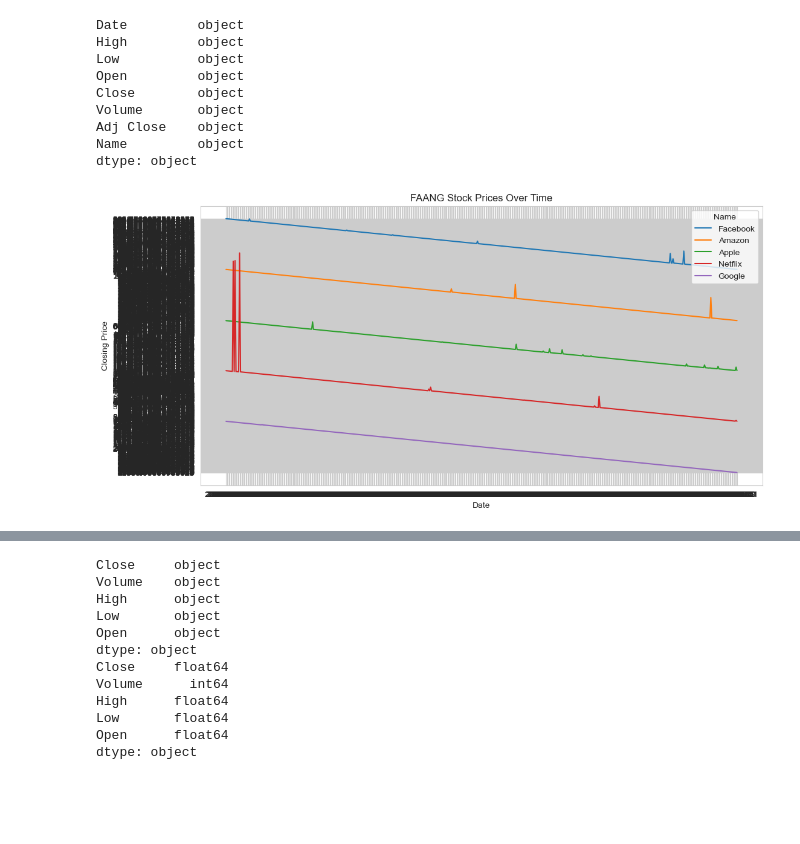
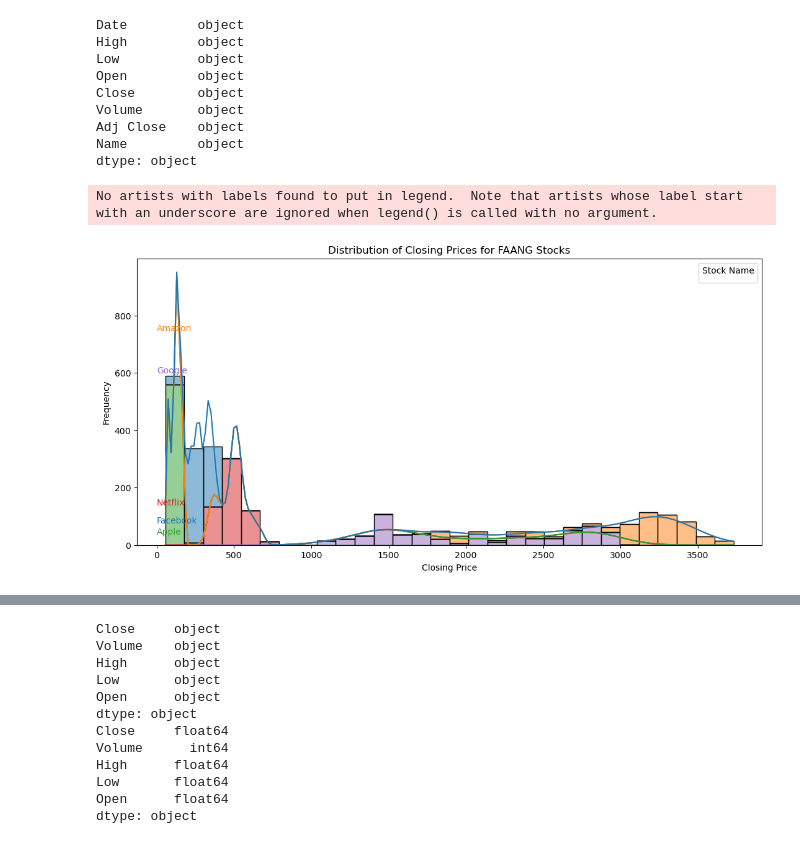
Before and after one commit to SahillMulani/Database-and-Analytics-Programming-Project, a Jupyter notebook: x22217061/FAANG ETL.ipynb, the cells around one changed output, grey strips where cells are left out. Cells and saved outputs as stored; diff of their text form; code cells hidden in the pictures; blank space fills up the shorter version.

```diff
--- a/x22217061/FAANG ETL.ipynb
+++ b/x22217061/FAANG ETL.ipynb
@@ -106,12 +106,26 @@ import numpy as np
 import matplotlib.pyplot as plt
 import seaborn as sns
 # %%
-# Line plot of closing prices over time for each stock
-plt.figure(figsize=(12, 6))
-sns.lineplot(x='Date', y='Close', hue='Name', data=df)
-plt.title('FAANG Stock Prices Over Time')
-plt.xlabel('Date')
-plt.ylabel('Closing Price')
+import seaborn as sns
+import matplotlib.pyplot as plt
+
+# Assuming 'df' is your DataFrame
+# Ensure that the 'Close' column is numeric (use pd.to_numeric if needed)
+
+# Histogram of closing prices for each stock
+plt.figure(figsize=(13, 6))
+ax = sns.histplot(data=df, x='Close', hue='Name', bins=30, multiple="stack", kde=True)
+
+# Add stock names to the right corner
+for stock_name in df['Name'].unique():
+    color = sns.color_palette()[df['Name'].unique().tolist().index(stock_name)]
+    ax.text(1.01, 0.2 * df[df['Name'] == stock_name]['Close'].max(), stock_name, ha='left', color=color)
+
+plt.title('Distribution of Closing Prices for FAANG Stocks')
+plt.xlabel('Closing Price')
+plt.ylabel('Frequency')
+plt.legend(title='Stock Name')
 plt.show()
 # %% [output]
+No artists with labels found to put in legend.  Note that artists whose label start with an underscore are ignored when legend() is called with no argument.
-[figure, old version]
+[figure, new version]
```
Also changed, not shown: parts of 6 cells of this notebook.
